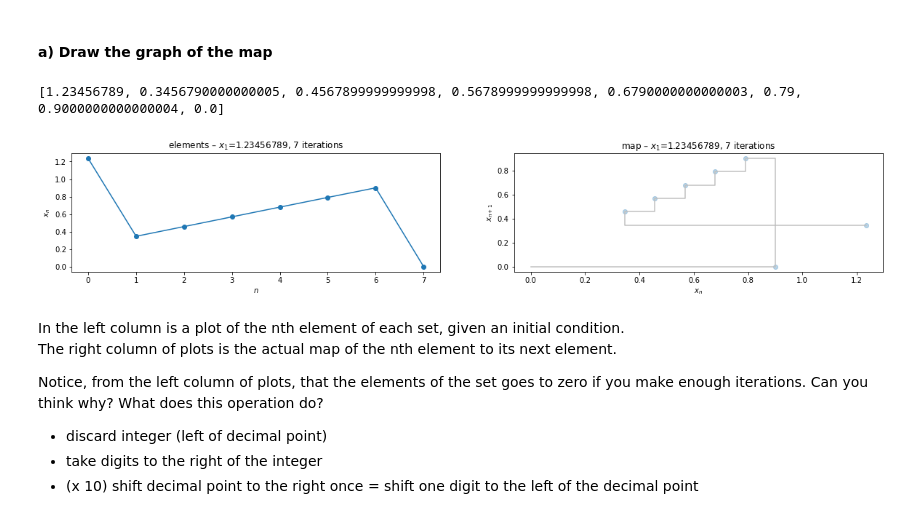
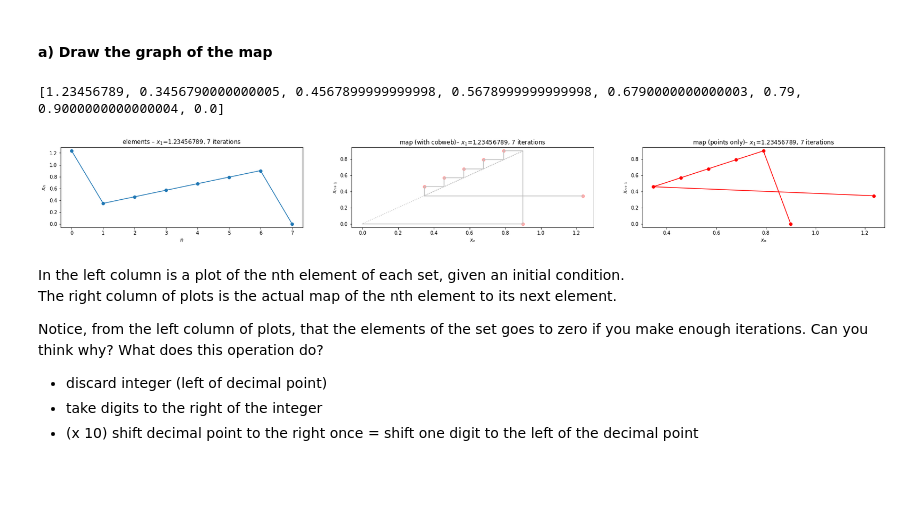
Before and after one commit to mimmphi/Physics-212, a Jupyter notebook: 10.3.7.ipynb, the cells around one changed output. Drawn from its saved outputs; the diff is of its cells as text; code cells hidden in the pictures; blank space fills up the shorter version.

```diff
--- a/10.3.7.ipynb
+++ b/10.3.7.ipynb
@@ -70,7 +70,7 @@ def dec_shift_map(si, stop=None, show=False, rounded=False):
 
     # construct cobweb. i.e. plot the vertex – the intermediate step between each point on the map
 
-    # make the array of points (ordered pairs)
+    # make the array of points (ordered pairs) on the map
     xn = s[:stop]
     xnext = s[1:]
     pts_map = np.array([xn, xnext])
@@ -79,37 +79,48 @@ def dec_shift_map(si, stop=None, show=False, rounded=False):
     # similarly for the vertices
     vertices = np.array([xnext, xnext]).T
 
     # concatenate both
     cobweb = np.concatenate((pts_map, vertices), axis=1)
     r = cobweb.shape[0]; c = cobweb.shape[1]
     cobweb = cobweb.reshape((2*r, c//2))
 
     # PLOT
 
-    fig, ax = plt.subplots(1, 2, figsize=(20, 3))
+    fig, ax = plt.subplots(1, 3, figsize=(30, 3))
     #
     ax[0].plot(np.arange(len(s)), s, marker='o')
     ax[0].set(xlabel='$n$', ylabel='$x_n$', title=f'elements – $x_1$={si}, {stop} iterations')
 
+    # --- cobweb ---
     # points on the map + vertices of the cobweb
     ax[1].plot(cobweb[:,0], cobweb[:,1], color='silver')
 
     # points on the map
-    ax[1].scatter(s[:stop], s[1:], marker='o', alpha=0.30)
+    ax[1].scatter(s[:stop], s[1:], marker='o', alpha=0.30, color='red')
     # exploit transparency of the visual to distinguish near-overlapping and fixed points from the rest.
 
-    ax[1].set(xlabel='$x_n$', ylabel='$x_{n+1}$', title=f'map – $x_1$={si}, {stop} iterations')
+    ax[1].plot(xnext, xnext, color='silver', linestyle=':')
+    # add the plot x_{n+1} = x_n – like a scaffolding for the cobweb
+
+    ax[1].set(xlabel='$x_n$', ylabel='$x_{n+1}$', title=f'map (with cobweb)– $x_1$={si}, {stop} iterations')
+
+    # ---
+
+    # points on the map and connections between them only
+    ax[2].plot(s[:stop], s[1:], marker='o', color='red')
+
+    ax[2].set(xlabel='$x_n$', ylabel='$x_{n+1}$', title=f'map (points only)– $x_1$={si}, {stop} iterations')
 
     if show:
         print(s)
 #     else:
 #         None
 #  ----
 
 dec_shift_map(si=1.23456789, show=True, rounded=True)
 # %% [output]
 [1.23456789, 0.3456790000000005, 0.4567899999999998, 0.5678999999999998, 0.6790000000000003, 0.79, 0.9000000000000004, 0.0]
-[figure, old version]
+[figure, new version]
 # %% [markdown]
 In the left column is a plot of the nth element of each set, given an initial condition.\
 The right column of plots is the actual map of the nth element to its next element.
```
Also changed, not shown: parts of 17 cells of this notebook, 3 other files.
